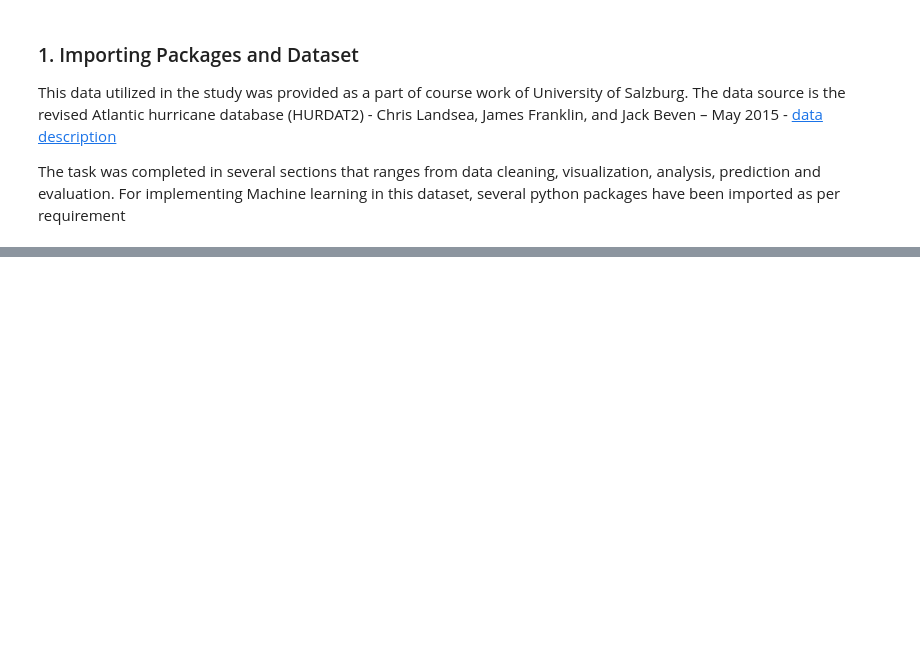
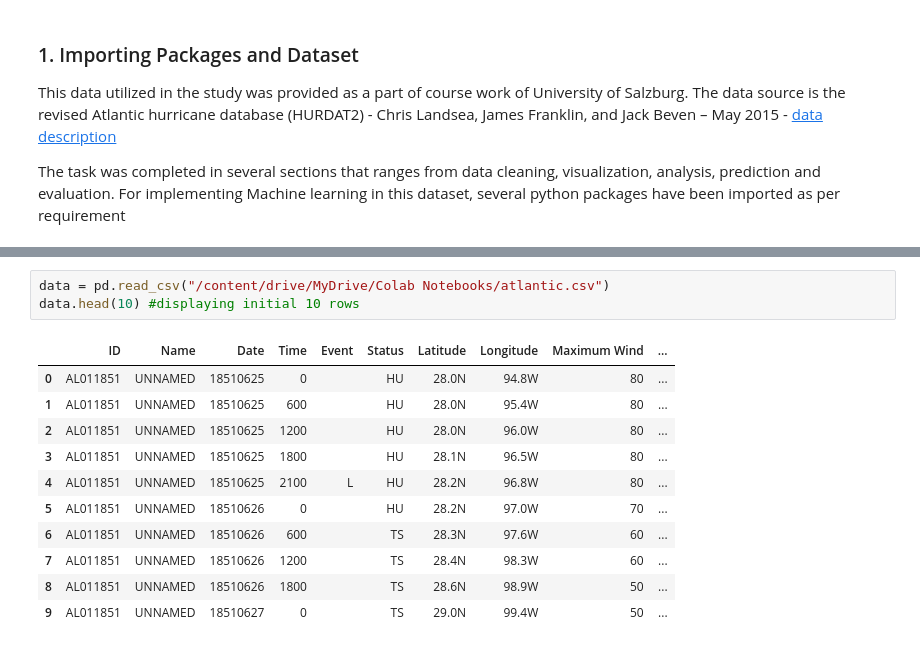
Before and after one commit to Pratichhya/Pratichhya.github.io, a Jupyter notebook: docs/documents/hurricane_dsc.ipynb, the cells around one changed output, grey strips where cells are left out. Cells and saved outputs as stored; diff of their text form; blank space fills up the shorter version.

```diff
--- a/docs/documents/hurricane_dsc.ipynb
+++ b/docs/documents/hurricane_dsc.ipynb
@@ -21,0 +70,15 @@ The task was completed in several sections that ranges from data cleaning, visua
+# %%
+data = pd.read_csv("/content/drive/MyDrive/Colab Notebooks/atlantic.csv")
+data.head(10) #displaying initial 10 rows
+# %% [output]
+|  | ID | Name | Date | Time | Event | Status | Latitude | Longitude | Maximum Wind | ... |
+| 0 | AL011851 | UNNAMED | 18510625 | 0 |  | HU | 28.0N | 94.8W | 80 | ... |
+| 1 | AL011851 | UNNAMED | 18510625 | 600 |  | HU | 28.0N | 95.4W | 80 | ... |
+| 2 | AL011851 | UNNAMED | 18510625 | 1200 |  | HU | 28.0N | 96.0W | 80 | ... |
+| 3 | AL011851 | UNNAMED | 18510625 | 1800 |  | HU | 28.1N | 96.5W | 80 | ... |
+| 4 | AL011851 | UNNAMED | 18510625 | 2100 | L | HU | 28.2N | 96.8W | 80 | ... |
+| 5 | AL011851 | UNNAMED | 18510626 | 0 |  | HU | 28.2N | 97.0W | 70 | ... |
+| 6 | AL011851 | UNNAMED | 18510626 | 600 |  | TS | 28.3N | 97.6W | 60 | ... |
+| 7 | AL011851 | UNNAMED | 18510626 | 1200 |  | TS | 28.4N | 98.3W | 60 | ... |
+| 8 | AL011851 | UNNAMED | 18510626 | 1800 |  | TS | 28.6N | 98.9W | 50 | ... |
+| 9 | AL011851 | UNNAMED | 18510627 | 0 |  | TS | 29.0N | 99.4W | 50 | ... |
```
Also changed, not shown: parts of 3 cells of this notebook.
